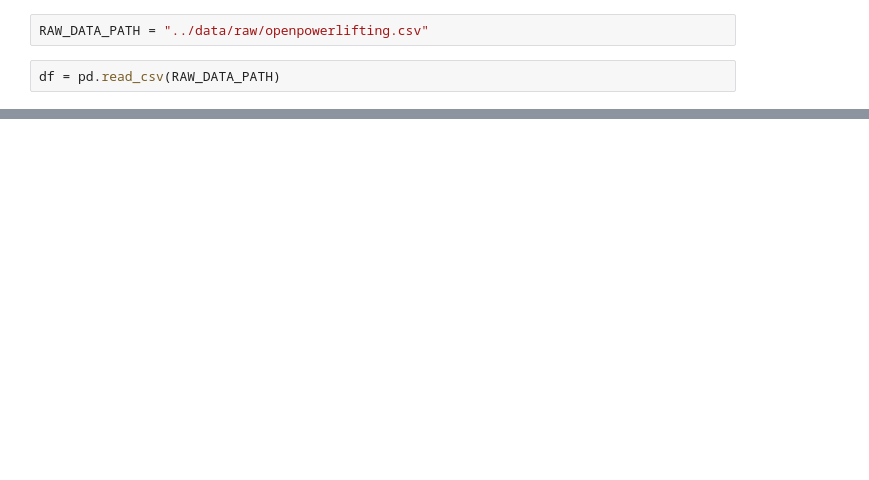
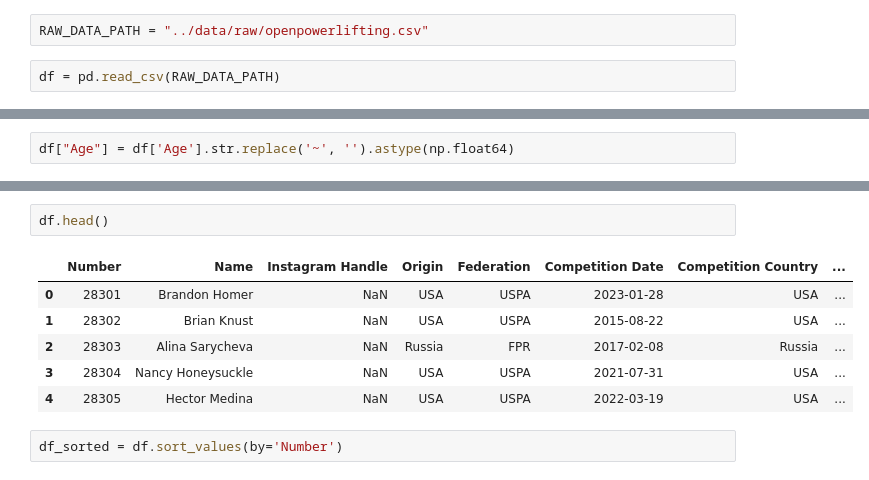
Before and after one commit to pranav142/Openpowerlifting-Database, a Jupyter notebook: notebooks/raw_EDA.ipynb, the cells around one changed output, grey strips where cells are left out. Drawn from its saved outputs; the diff is of its cells as text; blank space fills up the shorter version.

```diff
--- a/notebooks/raw_EDA.ipynb
+++ b/notebooks/raw_EDA.ipynb
@@ -37,0 +106,2 @@ print(df.head())
+# %%
+df["Age"] = df['Age'].str.replace('~', '').astype(np.float64)
@@ -37,0 +119,11 @@ print(df.head())
+# %%
+df.head()
+# %% [output]
+|  | Number | Name | Instagram Handle | Origin | Federation | Competition Date | Competition Country | ... |
+| 0 | 28301 | Brandon Homer | NaN | USA | USPA | 2023-01-28 | USA | ... |
+| 1 | 28302 | Brian Knust | NaN | USA | USPA | 2015-08-22 | USA | ... |
+| 2 | 28303 | Alina Sarycheva | NaN | Russia | FPR | 2017-02-08 | Russia | ... |
+| 3 | 28304 | Nancy Honeysuckle | NaN | USA | USPA | 2021-07-31 | USA | ... |
+| 4 | 28305 | Hector Medina | NaN | USA | USPA | 2022-03-19 | USA | ... |
+# %%
+df_sorted = df.sort_values(by='Number')
```
Also changed, not shown: parts of 32 cells of this notebook.
